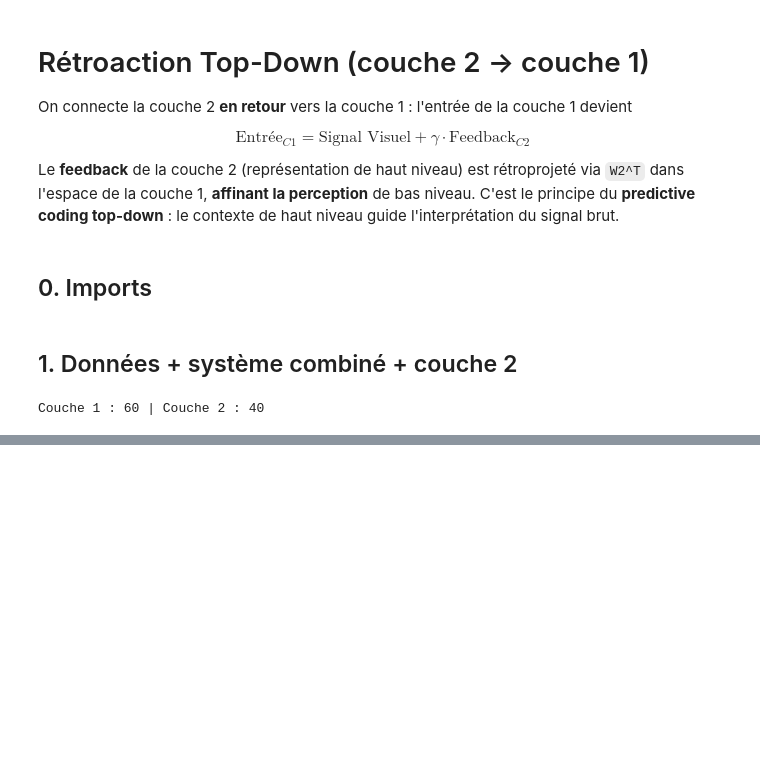
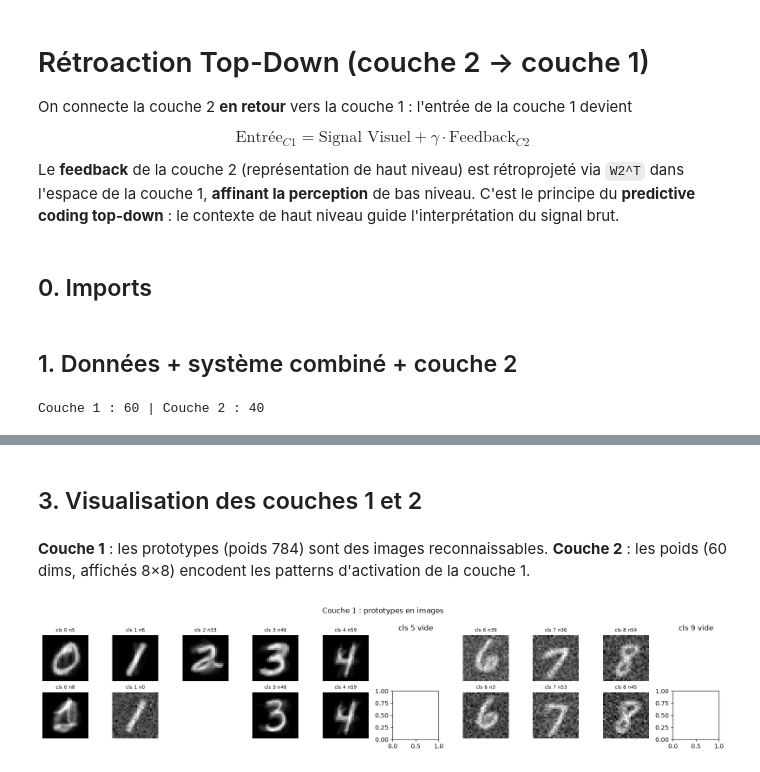
Before and after one commit to H-Gelender/neuromorphic-trials, a Jupyter notebook: notebooks/mnist_feedback_topdown.ipynb, the cells around one changed output, grey strips where cells are left out. Drawn from its saved outputs; the diff is of its cells as text; code cells hidden in the pictures; blank space fills up the shorter version.

```diff
--- a/notebooks/mnist_feedback_topdown.ipynb
+++ b/notebooks/mnist_feedback_topdown.ipynb
@@ -85,0 +84,28 @@ def acc_fb(gamma, iters=1, n=200):
+# %% [markdown]
+## 3. Visualisation des couches 1 et 2
+# %% [markdown]
+**Couche 1** : les prototypes (poids 784) sont des images reconnaissables.
+**Couche 2** : les poids (60 dims, affichés 8×8) encodent les patterns d'activation de la couche 1.
+# %%
+# Couche 1 : prototypes en images (par classe)
+fig, axes = plt.subplots(2, 10, figsize=(16, 3.5))
+for d in range(10):
+    neurons = [i for i,c in layer1.labels_seen.items() if max(c.items(),key=lambda x:x[1])[0]==d]
+    if not neurons:
+        axes[0,d].axis('off'); axes[0,d].set_title(f"cls {d} vide"); continue
+    n_idx = max(neurons, key=lambda i: layer1.activations[i])
+    w = layer1.W[n_idx]
+    axes[0,d].imshow((w[:784].reshape(28,28)-w[:784].min())/(w[:784].max()-w[:784].min()+1e-8), cmap='gray')
+    axes[0,d].set_title(f"cls {d} n{n_idx}", fontsize=8); axes[0,d].axis('off')
+    if len(neurons)>1:
+        n2 = neurons[1]
+        w2 = layer1.W[n2]
+        axes[1,d].imshow((w2[:784].reshape(28,28)-w2[:784].min())/(w2[:784].max()-w2[:784].min()+1e-8), cmap='gray')
+        axes[1,d].set_title(f"cls {d} n{n2}", fontsize=8)
+    axes[1,d].axis('off')
+axes[0,0].set_ylabel('Couche 1 proto1', fontsize=8)
+axes[1,0].set_ylabel('Couche 1 proto2', fontsize=8)
+plt.suptitle("Couche 1 : prototypes en images", fontsize=12)
+plt.tight_layout(); plt.show()
+# %% [output]
+[figure, added]
```
Also changed, not shown: parts of 15 cells of this notebook, 1 other file.
